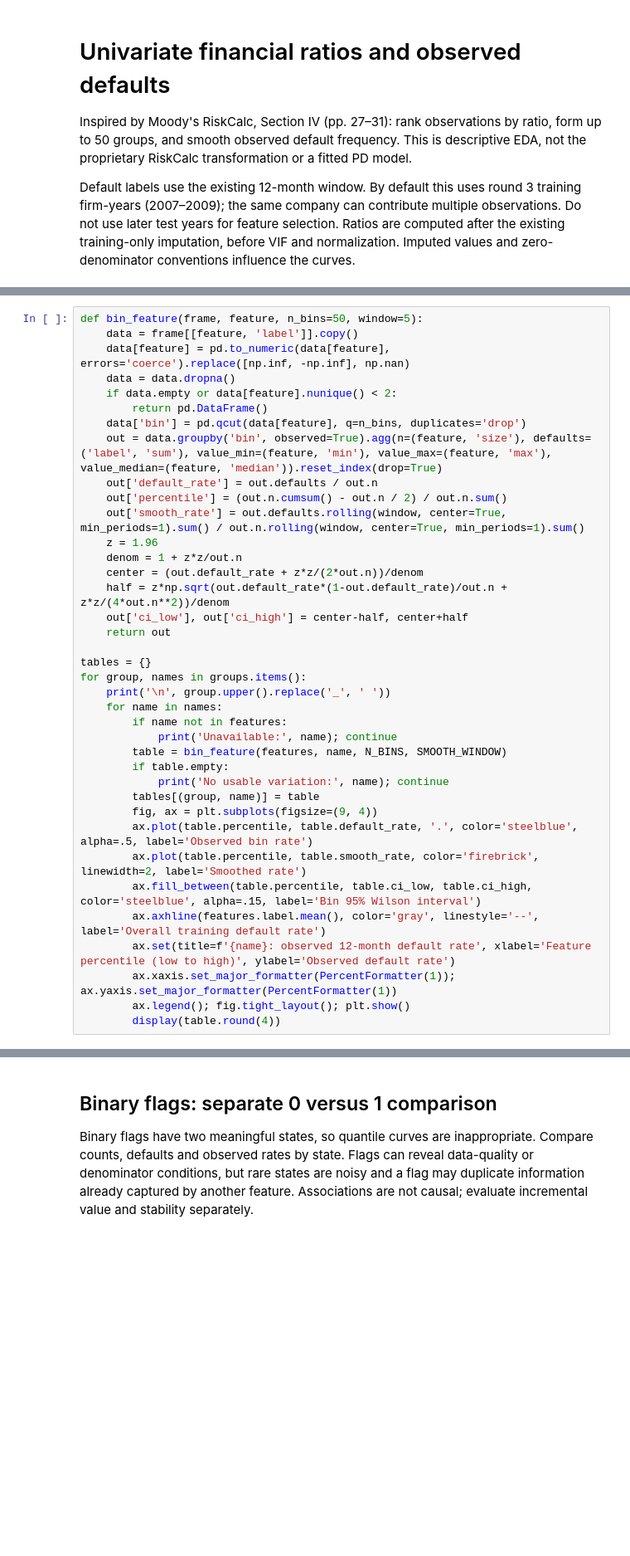
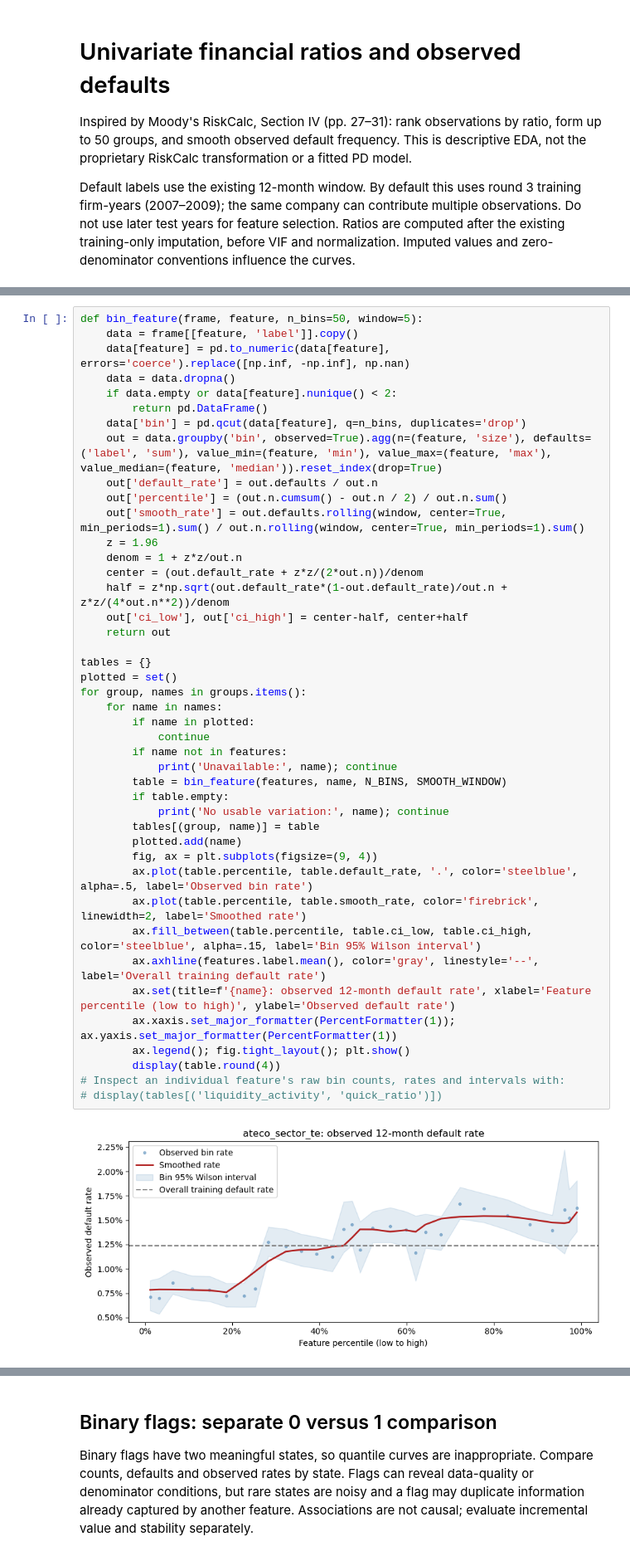
Before and after one commit to YuxinYY/finance_term_project, a Jupyter notebook: notebooks/EDA/02_univariate_default_curves.ipynb, the cells around one changed output, grey strips where cells are left out. Shown at 83% size. Saved outputs shown, nothing was run; the diff lists cells and outputs as text; blank space fills up the shorter version.

```diff
--- a/notebooks/EDA/02_univariate_default_curves.ipynb
+++ b/notebooks/EDA/02_univariate_default_curves.ipynb
@@ -42,31 +91,38 @@ def bin_feature(frame, feature, n_bins=50, window=5):
     data['bin'] = pd.qcut(data[feature], q=n_bins, duplicates='drop')
     out = data.groupby('bin', observed=True).agg(n=(feature, 'size'), defaults=('label', 'sum'), value_min=(feature, 'min'), value_max=(feature, 'max'), value_median=(feature, 'median')).reset_index(drop=True)
     out['default_rate'] = out.defaults / out.n
     out['percentile'] = (out.n.cumsum() - out.n / 2) / out.n.sum()
     out['smooth_rate'] = out.defaults.rolling(window, center=True, min_periods=1).sum() / out.n.rolling(window, center=True, min_periods=1).sum()
     z = 1.96
     denom = 1 + z*z/out.n
     center = (out.default_rate + z*z/(2*out.n))/denom
     half = z*np.sqrt(out.default_rate*(1-out.default_rate)/out.n + z*z/(4*out.n**2))/denom
     out['ci_low'], out['ci_high'] = center-half, center+half
     return out
 
 tables = {}
+plotted = set()
 for group, names in groups.items():
-    print('\n', group.upper().replace('_', ' '))
     for name in names:
+        if name in plotted:
+            continue
         if name not in features:
             print('Unavailable:', name); continue
         table = bin_feature(features, name, N_BINS, SMOOTH_WINDOW)
         if table.empty:
             print('No usable variation:', name); continue
         tables[(group, name)] = table
+        plotted.add(name)
         fig, ax = plt.subplots(figsize=(9, 4))
         ax.plot(table.percentile, table.default_rate, '.', color='steelblue', alpha=.5, label='Observed bin rate')
         ax.plot(table.percentile, table.smooth_rate, color='firebrick', linewidth=2, label='Smoothed rate')
         ax.fill_between(table.percentile, table.ci_low, table.ci_high, color='steelblue', alpha=.15, label='Bin 95% Wilson interval')
         ax.axhline(features.label.mean(), color='gray', linestyle='--', label='Overall training default rate')
         ax.set(title=f'{name}: observed 12-month default rate', xlabel='Feature percentile (low to high)', ylabel='Observed default rate')
         ax.xaxis.set_major_formatter(PercentFormatter(1)); ax.yaxis.set_major_formatter(PercentFormatter(1))
         ax.legend(); fig.tight_layout(); plt.show()
         display(table.round(4))
+# Inspect an individual feature's raw bin counts, rates and intervals with:
+# display(tables[('liquidity_activity', 'quick_ratio')])
+# %% [output]
+[figure, added]
```
Also changed, not shown: parts of 4 cells of this notebook, 5 other files.
